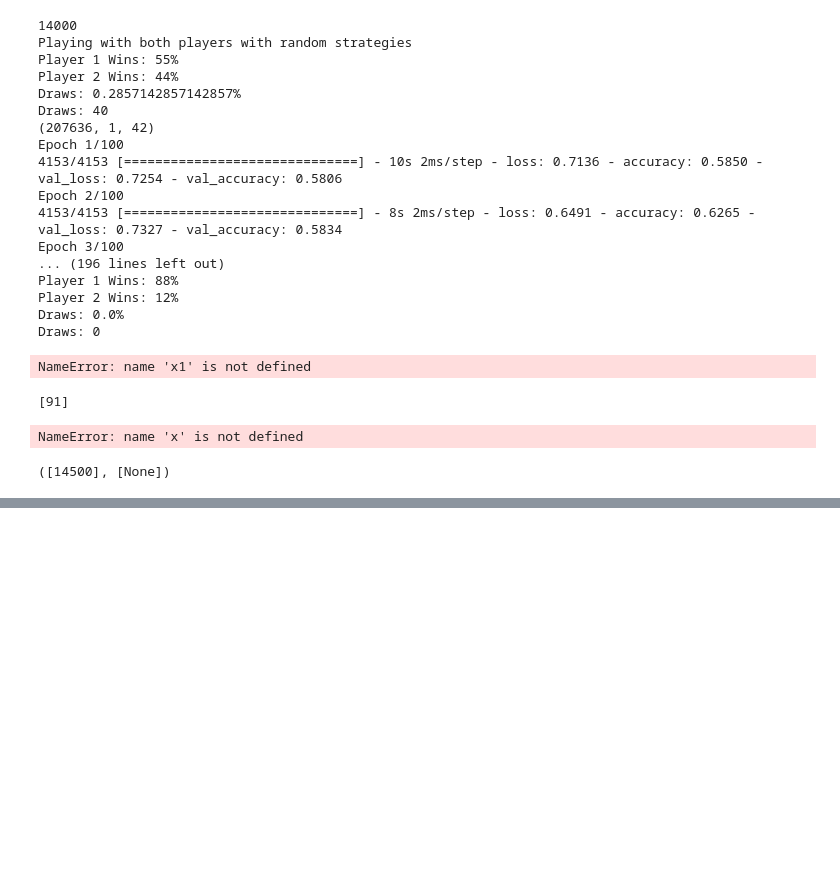
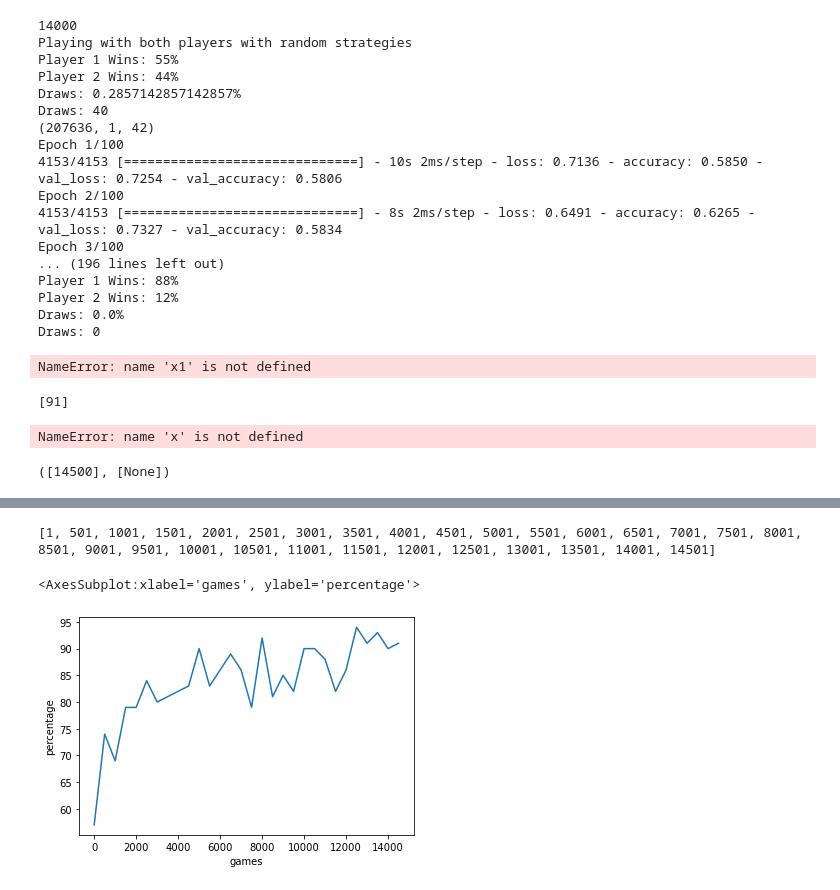
Before and after one commit to sohanasarah/CP8319CPS824Connect4, a Jupyter notebook: Untitled.ipynb, the cells around one changed output, grey strips where cells are left out. Cells and saved outputs as stored; diff of their text form; code cells hidden in the pictures; blank space fills up the shorter version.

```diff
--- a/Untitled.ipynb
+++ b/Untitled.ipynb
@@ -248,3 +249,6 @@ y=[ 66,
 x
 # %% [output]
 ([14500], [None])
+# %%
+import main
+x,y = main.main()
@@ -250,0 +273,17 @@ x
+# %%
+print(x)
+# %% [output]
+[1, 501, 1001, 1501, 2001, 2501, 3001, 3501, 4001, 4501, 5001, 5501, 6001, 6501, 7001, 7501, 8001, 8501, 9001, 9501, 10001, 10501, 11001, 11501, 12001, 12501, 13001, 13501, 14001, 14501]
+# %%
+import pandas as pd
+df = pd.DataFrame(x)
+# %%
+df['percentage'] = y
+# %%
+df.columns=['games','percentage']
+# %%
+import seaborn as sns
+sns.lineplot(x='games', y='percentage', data=df)
+# %% [output]
+<AxesSubplot:xlabel='games', ylabel='percentage'>
+[figure, added]
```
Also changed, not shown: parts of 3 cells of this notebook, 1 other file.
